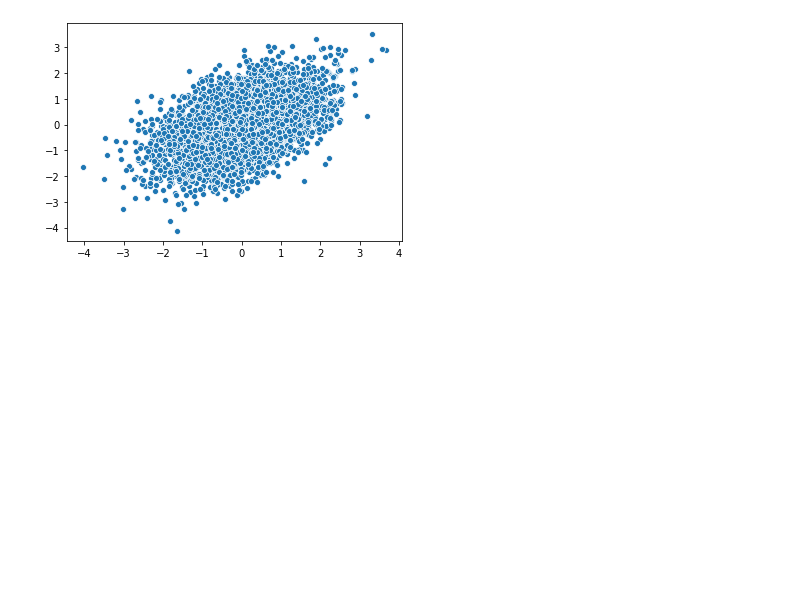
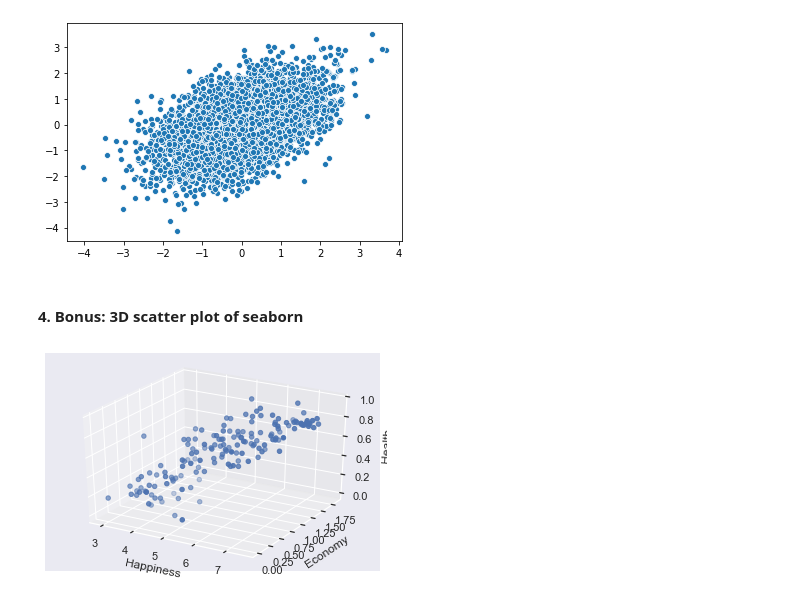
Before and after one commit to janeqyou/aiml, a Jupyter notebook: commonly-seen-distributions.ipynb, the cells around one changed output. Drawn from its saved outputs; the diff is of its cells as text; code cells hidden in the pictures; blank space fills up the shorter version.

Commit message:
add seaborn 3d scatter plots

```diff
--- a/commonly-seen-distributions.ipynb
+++ b/commonly-seen-distributions.ipynb
@@ -102,3 +102,30 @@ sns.scatterplot(s1,s2)
 # %% [output]
 <matplotlib.axes._subplots.AxesSubplot at 0x...>
 [figure]
+# %% [markdown]
+#### 4. Bonus: 3D scatter plot of seaborn
+# %%
+import matplotlib.pyplot as plt
+import pandas as pd
+import seaborn as sns
+from mpl_toolkits.mplot3d import Axes3D
+
+df = pd.read_csv('data-sets/world-happiness/2016.csv')
+sns.set(style = "darkgrid")
+
+fig = plt.figure()
+ax = fig.add_subplot(111, projection = '3d')
+
+x = df['Happiness Score']
+y = df['Economy (GDP per Capita)']
+z = df['Health (Life Expectancy)']
+
+ax.set_xlabel("Happiness")
+ax.set_ylabel("Economy")
+ax.set_zlabel("Health")
+
+ax.scatter(x, y, z)
+
+plt.show()
+# %% [output]
+[figure, added]
```
